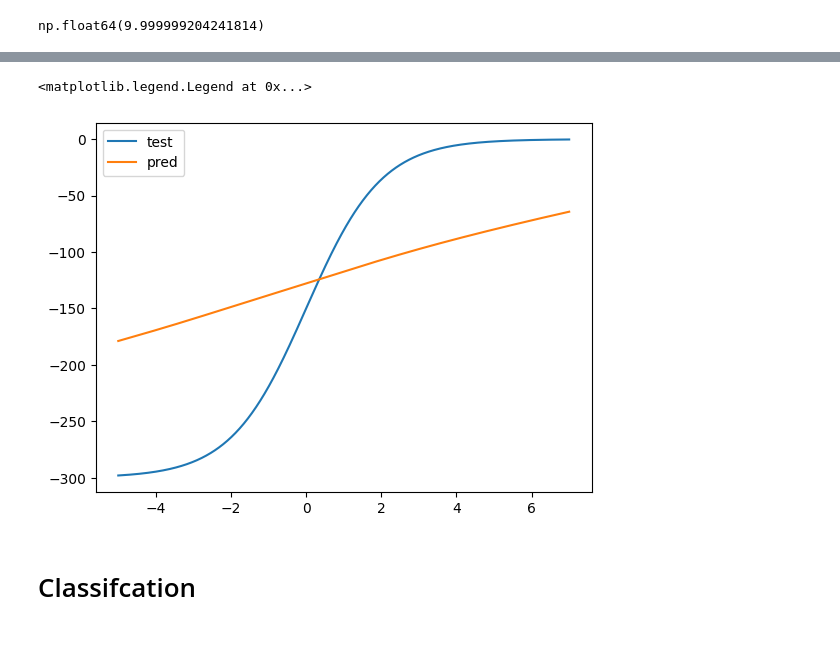
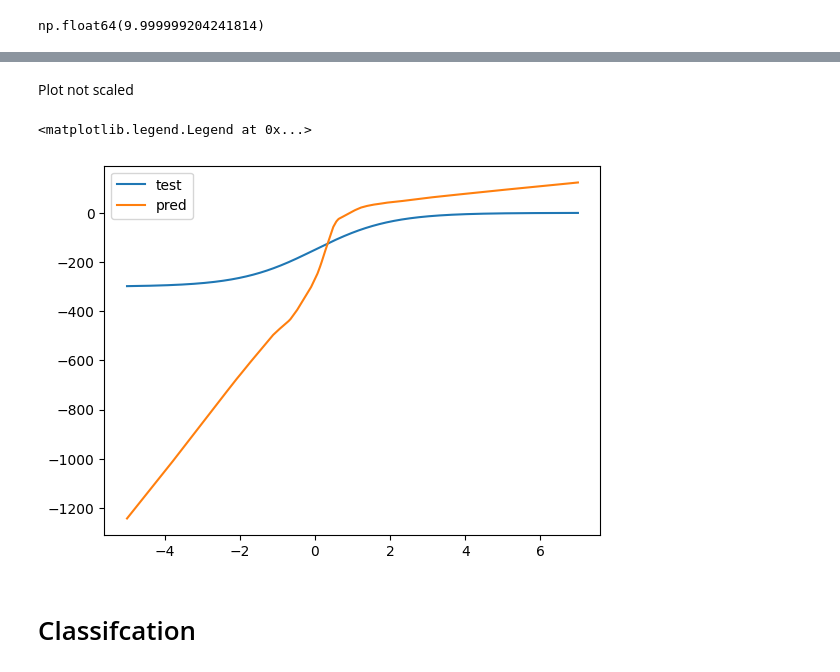
Before and after one commit to Bieslaw/NeuronProject, a Jupyter notebook: Projekt1_test1.ipynb, the cells around one changed output, grey strips where cells are left out. Cells and saved outputs as stored; diff of their text form; code cells hidden in the pictures; blank space fills up the shorter version.

```diff
--- a/Projekt1_test1.ipynb
+++ b/Projekt1_test1.ipynb
@@ -289,7 +289,7 @@ minx = min(X_train)
 maxx = max(X_train)
 
 net = NeuralNet(
-    hidden_layers=3, number_of_neurons_in_layer=30, input_dim=1, activation_f="sigmoid"
+    hidden_layers=3, number_of_neurons_in_layer=30, input_dim=1, activation_f="relu"
 )
 X_scaled = scale(X_train, minx, maxx)
 X_test_scaled = scale(X_test, minx, maxx)
@@ -319,13 +331,15 @@ KeyboardInterrupt:
+# %% [markdown]
+Plot not scaled
 # %%
 import matplotlib.pyplot as plt
 ind = np.argsort(X_train)
 plt.plot(X_test, Y_test, label = 'test')
-Y_pred = [net.predict_regre(x) for x in X_test_scaled]
+Y_pred = [net.predict_regre(x) for x in X_test]
 plt.plot(X_test, Y_pred, label = 'pred')
 plt.legend()
 # %% [output]
 <matplotlib.legend.Legend at 0x...>
-[figure, old version]
+[figure, new version]
 # %% [markdown]
 # Classifcation
 # %%
```
Also changed, not shown: parts of 4 cells of this notebook.
